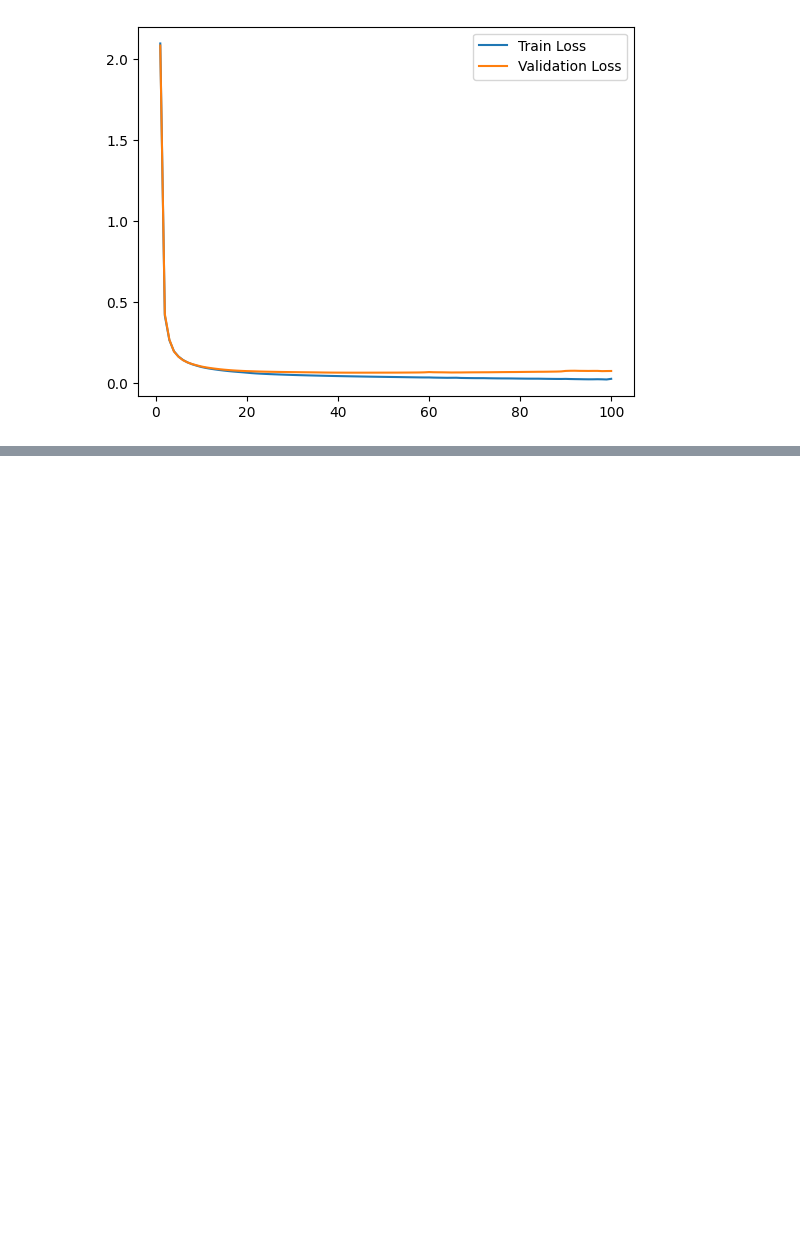
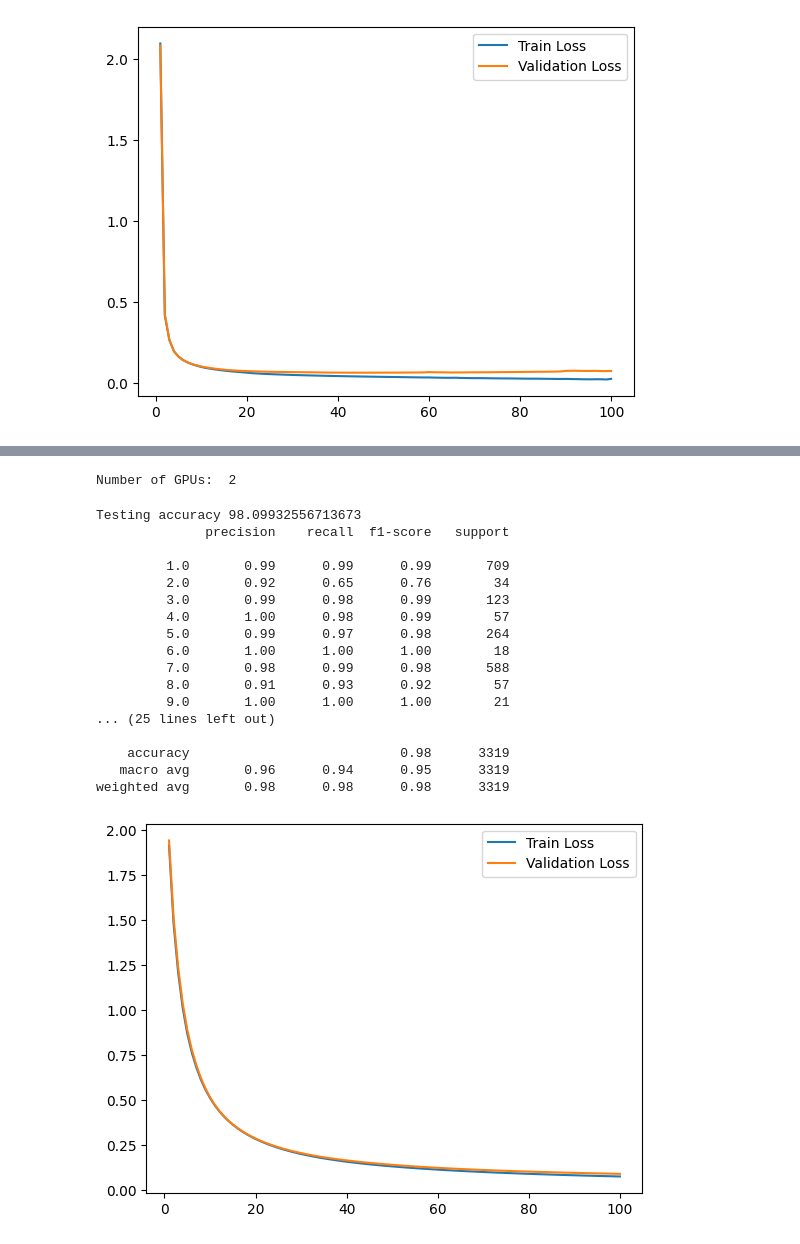
Before and after one commit to P-Balaramakrishna-Varma/NLPA2, a Jupyter notebook: hyper_tunning.ipynb, the cells around one changed output, grey strips where cells are left out. Drawn from its saved outputs; the diff is of its cells as text; code cells hidden in the pictures; blank space fills up the shorter version.

```diff
--- a/hyper_tunning.ipynb
+++ b/hyper_tunning.ipynb
@@ -102,0 +123,25 @@ Testing accuracy 33.273056057866185
+# %%
+### Best model
+hyperpar = {"embedding_dim": 300, "hidden_dim": 600, "no_layers": 1, "epochs": 100, "batch_size": 32, "lr": 0.0001}
+data = neural_tag.get_loss_values(hyperpar, False)
+plot_loss(data)
+# %% [output]
+Number of GPUs:  2
+Testing accuracy 98.09932556713673
+              precision    recall  f1-score   support
+
+         1.0       0.99      0.99      0.99       709
+         2.0       0.92      0.65      0.76        34
+         3.0       0.99      0.98      0.99       123
+         4.0       1.00      0.98      0.99        57
+         5.0       0.99      0.97      0.98       264
+         6.0       1.00      1.00      1.00        18
+         7.0       0.98      0.99      0.98       588
+         8.0       0.91      0.93      0.92        57
+         9.0       1.00      1.00      1.00        21
+... (25 lines left out)
+
+    accuracy                           0.98      3319
+   macro avg       0.96      0.94      0.95      3319
+weighted avg       0.98      0.98      0.98      3319
+[figure, added]
```
Also changed, not shown: parts of 4 cells of this notebook, 1 other file.
